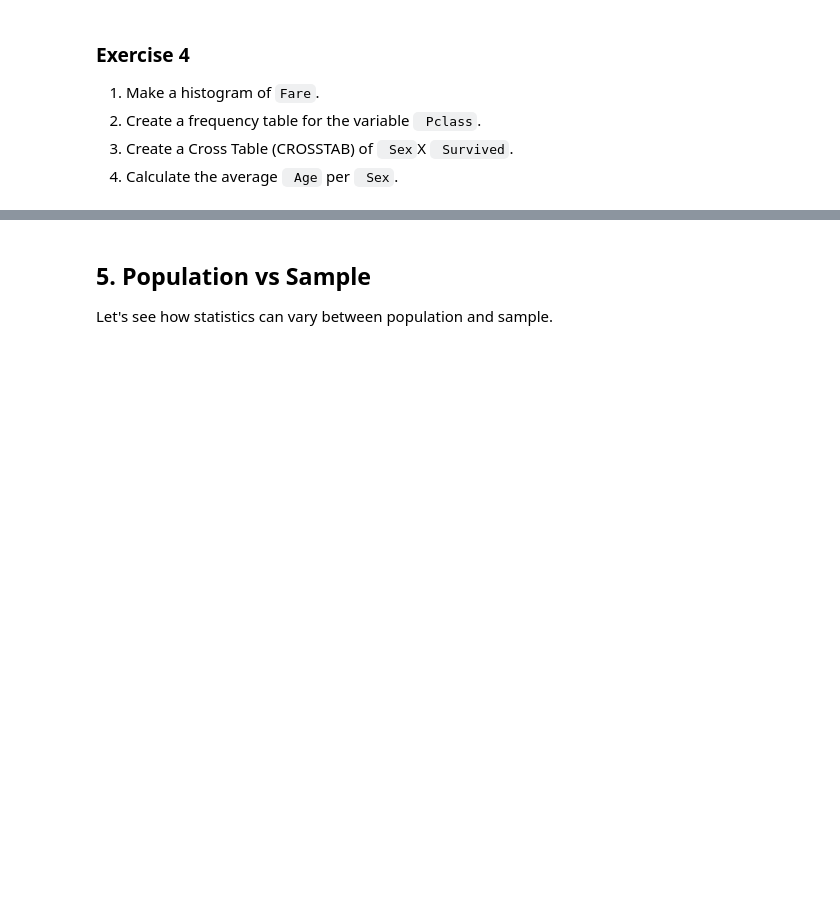
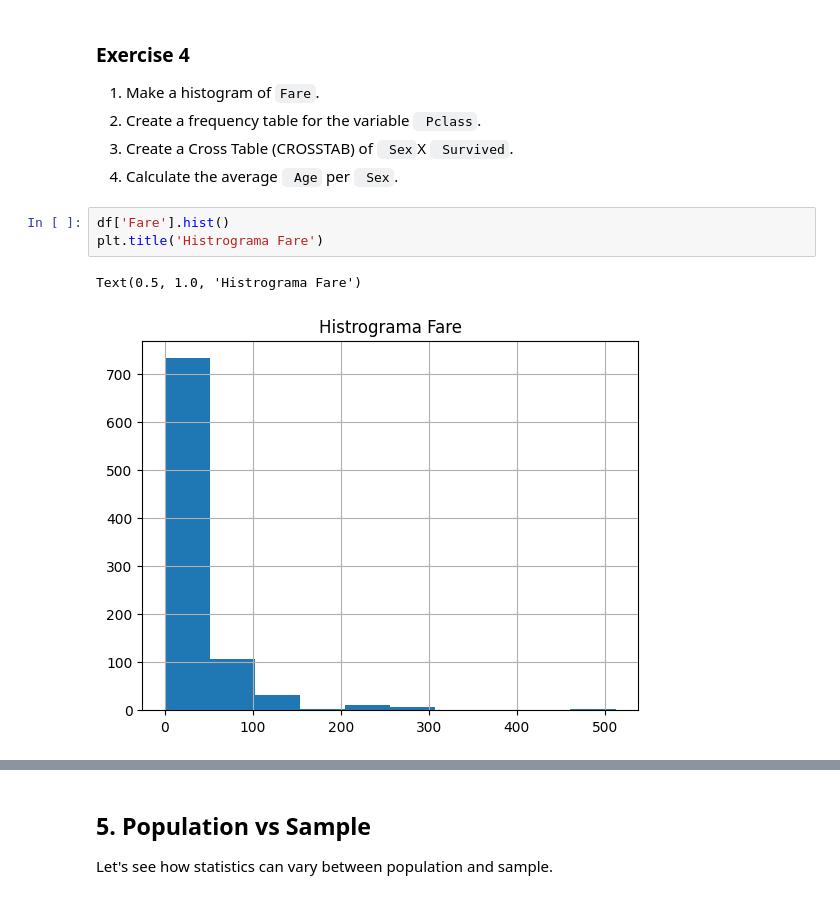
Before and after one commit to TelmaJunqueira20/Aula3-2025, a Jupyter notebook: Week_3/ds-pr-week-3-student.ipynb, the cells around one changed output, grey strips where cells are left out. Cells and saved outputs as stored; diff of their text form; blank space fills up the shorter version.

```diff
--- a/Week_3/ds-pr-week-3-student.ipynb
+++ b/Week_3/ds-pr-week-3-student.ipynb
@@ -63,3 +157,9 @@ Let's explore distributions with histograms and frequencies for categorical vari
 2. Create a frequency table for the variable ` Pclass`.
 3. Create a Cross Table (CROSSTAB) of ` Sex`X ` Survived`.
 4. Calculate the average ` Age` per ` Sex`.
+# %%
+df['Fare'].hist()
+plt.title('Histrograma Fare')
+# %% [output]
+Text(0.5, 1.0, 'Histrograma Fare')
+[figure, added]
```
Also changed, not shown: parts of 16 cells of this notebook.
